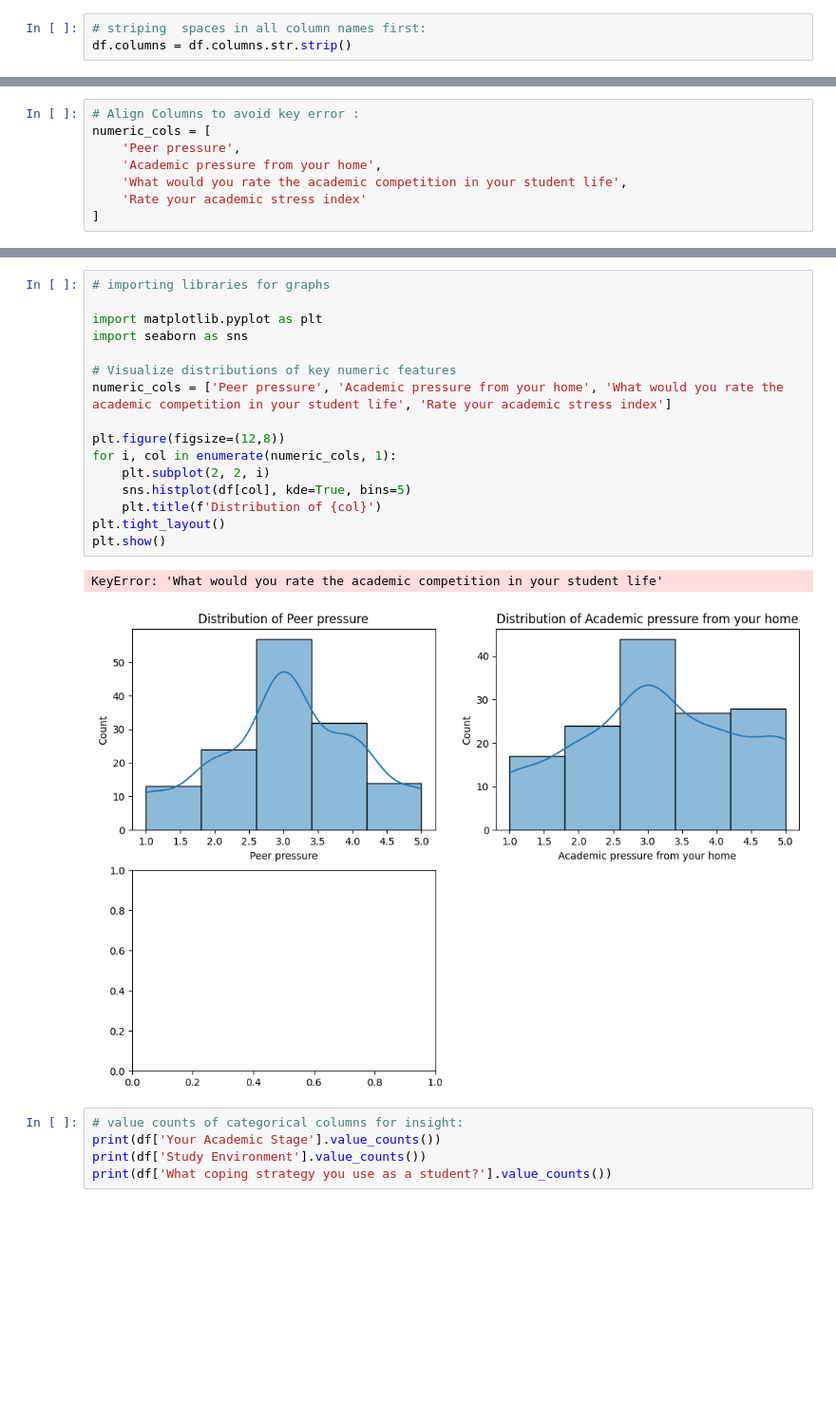
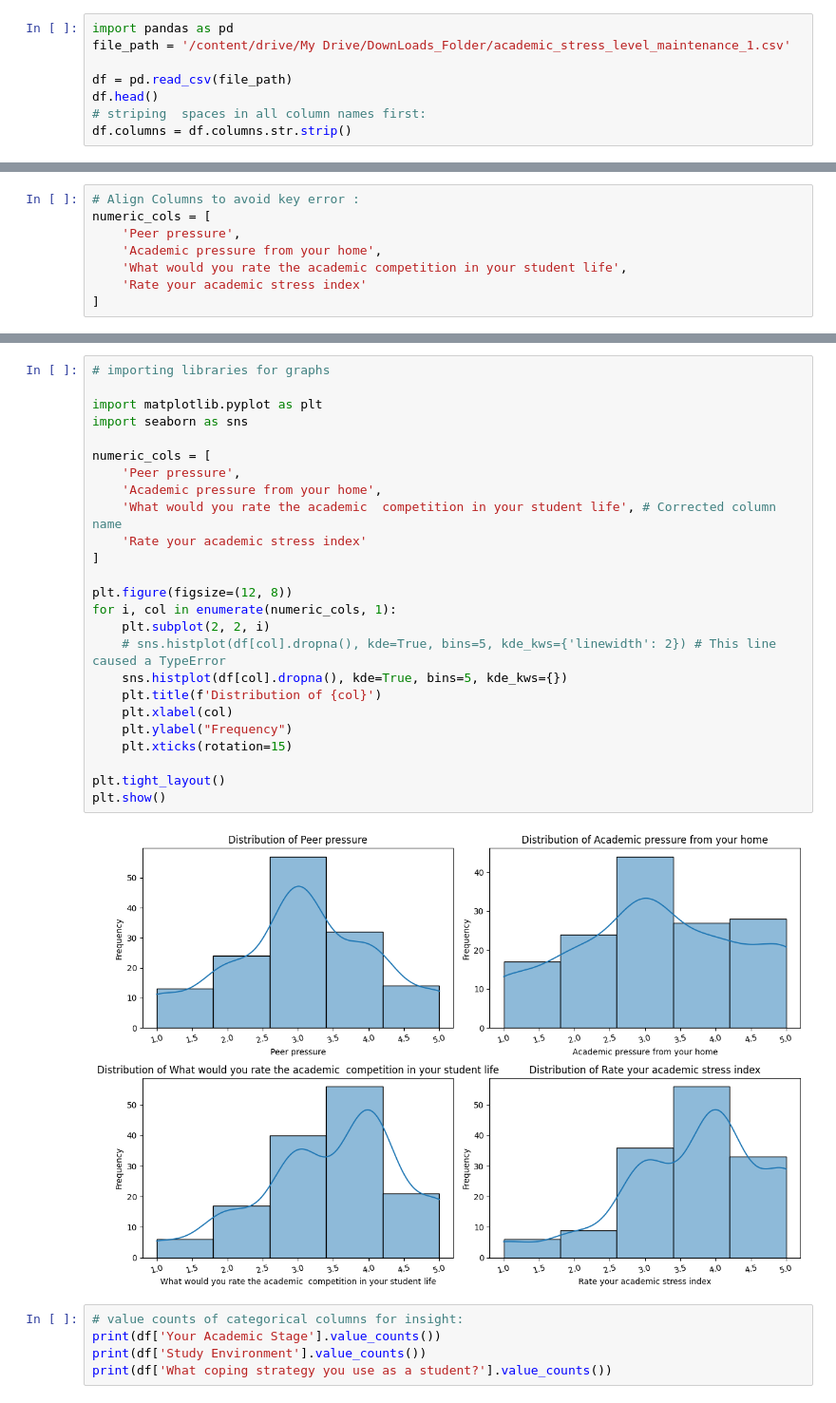
Before and after one commit to AlgoRex2/graymatter-ml, a Jupyter notebook: academic_stress_analysis.ipynb, the cells around one changed output, grey strips where cells are left out. Shown at 95% size. Drawn from its saved outputs; the diff is of its cells as text; blank space fills up the shorter version.

```diff
--- a/academic_stress_analysis.ipynb
+++ b/academic_stress_analysis.ipynb
@@ -66,6 +66,11 @@ print(df.columns.tolist())
 # %% [output]
 ['Timestamp', 'Your Academic Stage', 'Peer pressure', 'Academic pressure from your home', 'Study Environment', 'What coping strategy you use as a student?', 'Do you have any bad habits like smoking, d ...
 # %%
+import pandas as pd
+file_path = '/content/drive/My Drive/DownLoads_Folder/academic_stress_level_maintenance_1.csv'
+
+df = pd.read_csv(file_path)
+df.head()
 # striping  spaces in all column names first:
 df.columns = df.columns.str.strip()
 # %%
@@ -90,22 +101,30 @@ numeric_cols = [
 # %%
 # importing libraries for graphs
 
 import matplotlib.pyplot as plt
 import seaborn as sns
 
-# Visualize distributions of key numeric features
-numeric_cols = ['Peer pressure', 'Academic pressure from your home', 'What would you rate the academic competition in your student life', 'Rate your academic stress index']
+numeric_cols = [
+    'Peer pressure',
+    'Academic pressure from your home',
+    'What would you rate the academic  competition in your student life', # Corrected column name
+    'Rate your academic stress index'
+]
 
-plt.figure(figsize=(12,8))
+plt.figure(figsize=(12, 8))
 for i, col in enumerate(numeric_cols, 1):
     plt.subplot(2, 2, i)
-    sns.histplot(df[col], kde=True, bins=5)
+    # sns.histplot(df[col].dropna(), kde=True, bins=5, kde_kws={'linewidth': 2}) # This line caused a TypeError
+    sns.histplot(df[col].dropna(), kde=True, bins=5, kde_kws={})
     plt.title(f'Distribution of {col}')
+    plt.xlabel(col)
+    plt.ylabel("Frequency")
+    plt.xticks(rotation=15)
+
 plt.tight_layout()
 plt.show()
 # %% [output]
-KeyError: 'What would you rate the academic competition in your student life'
-[figure, old version]
+[figure, new version]
 # %%
 # value counts of categorical columns for insight:
 print(df['Your Academic Stage'].value_counts())
```
Also changed, not shown: parts of 13 cells of this notebook.
